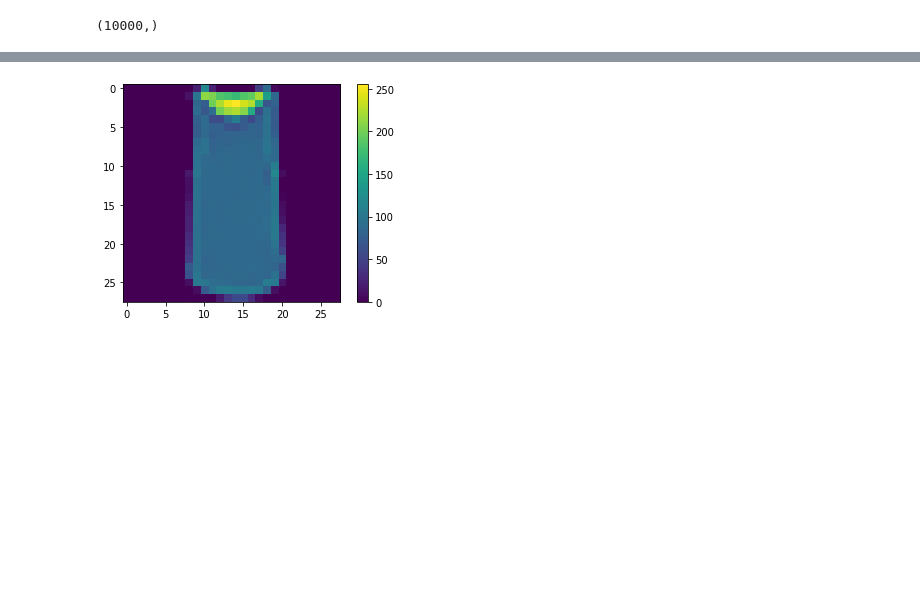
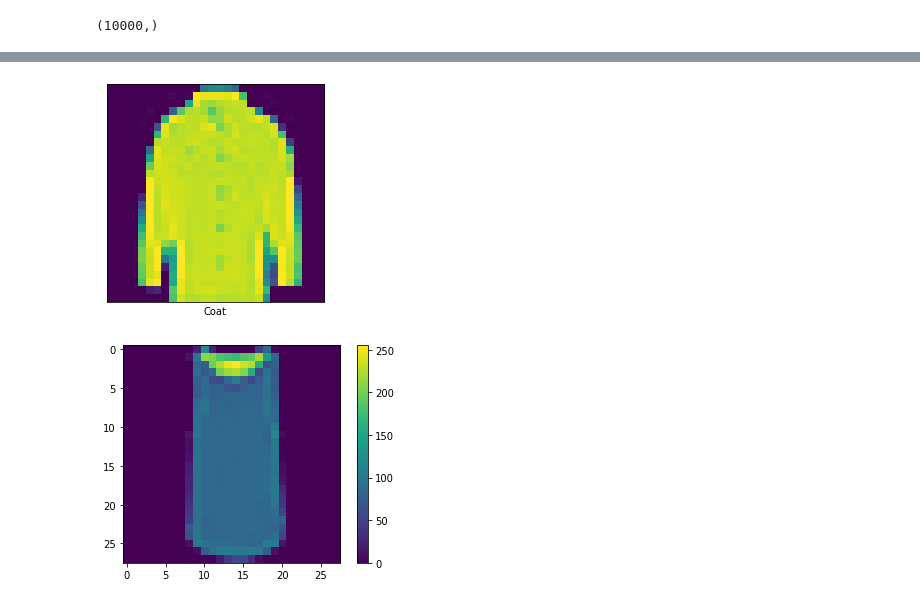
Before and after one commit to bestie06/101168654_comp3123_a2, a Jupyter notebook: Assignment1.ipynb, the cells around one changed output, grey strips where cells are left out. Cells and saved outputs as stored; diff of their text form; code cells hidden in the pictures; blank space fills up the shorter version.

```diff
--- a/Assignment1.ipynb
+++ b/Assignment1.ipynb
@@ -47,3 +68,12 @@ print(test_labels.shape)
+# %%
+plt.xticks([])
+plt.yticks([])
+plt.grid(False)
+plt.imshow(test_images[14])
+plt.xlabel(models[test_labels[14]])
+plt.show()
+# %% [output]
+[figure, added]
 # %%
 plt.figure()
 plt.imshow(train_images[2])
```
Also changed, not shown: parts of 4 cells of this notebook.
